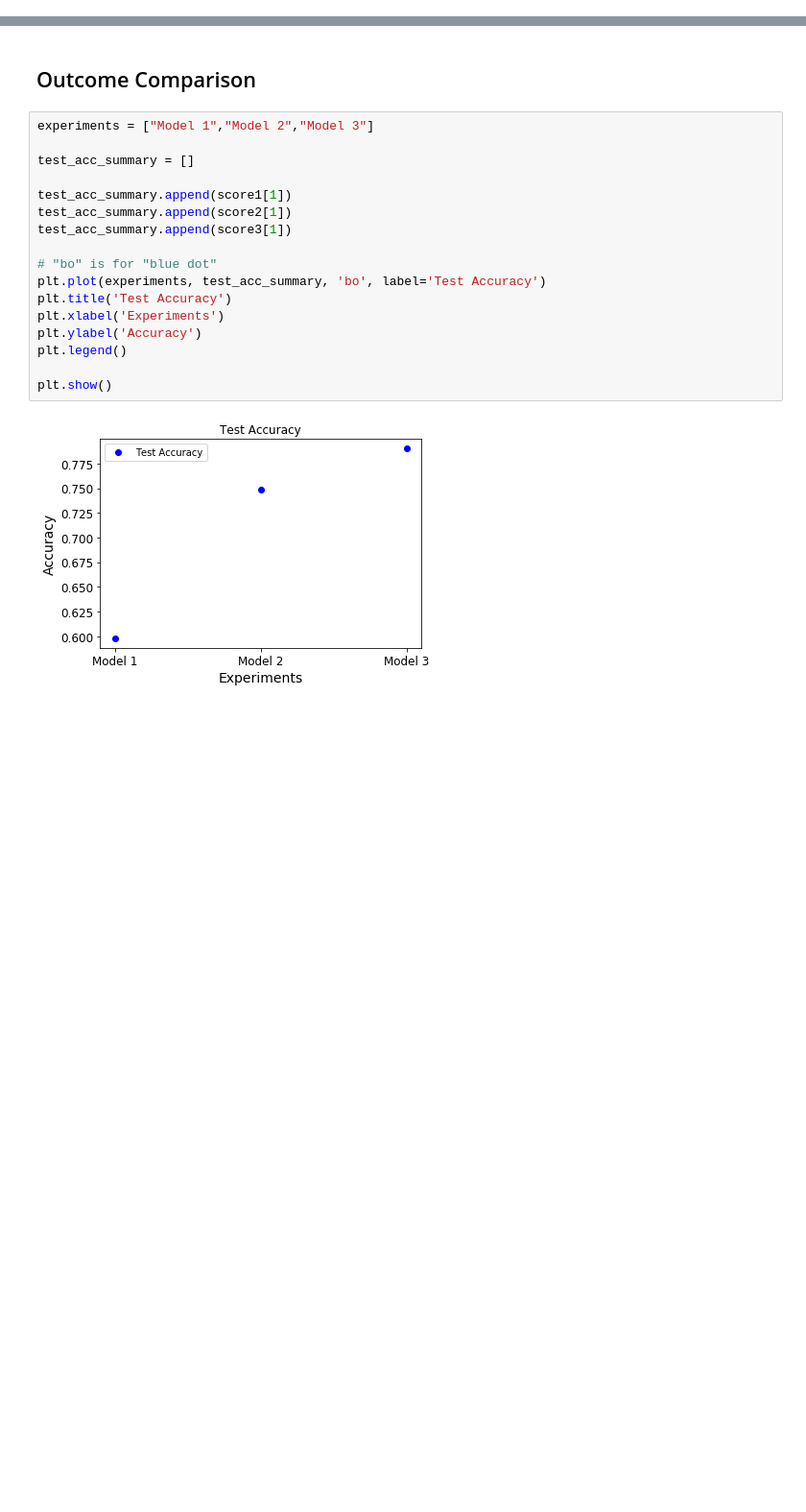
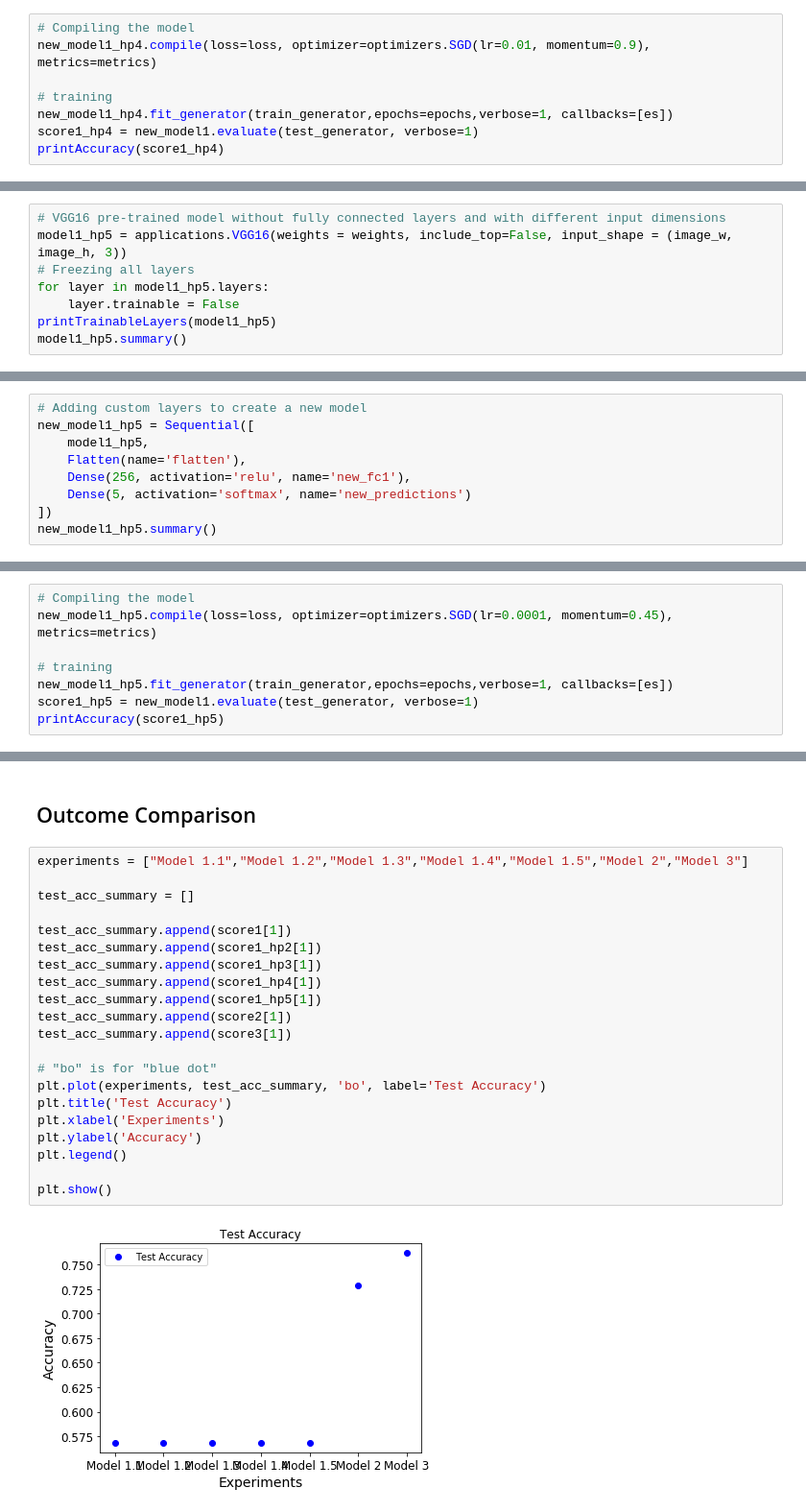
Before and after one commit to ravasconcelos/flowers_cnn_classification, a Jupyter notebook: Assignment2.ipynb, the cells around one changed output, grey strips where cells are left out. Shown: that part at 96% size. Saved outputs shown, nothing was run; the diff lists cells and outputs as text; blank space fills up the shorter version.

Commit message:
Experiment different hyperparameters

```diff
--- a/Assignment2.ipynb
+++ b/Assignment2.ipynb
@@ -223,0 +434,8 @@ Test accuracy: 0.5978142023086548
+# %%
+# Compiling the model
+new_model1_hp4.compile(loss=loss, optimizer=optimizers.SGD(lr=0.01, momentum=0.9), metrics=metrics)
+
+# training
+new_model1_hp4.fit_generator(train_generator,epochs=epochs,verbose=1, callbacks=[es])
+score1_hp4 = new_model1.evaluate(test_generator, verbose=1)
+printAccuracy(score1_hp4)
@@ -223,0 +457,8 @@ Test accuracy: 0.5978142023086548
+# %%
+# VGG16 pre-trained model without fully connected layers and with different input dimensions
+model1_hp5 = applications.VGG16(weights = weights, include_top=False, input_shape = (image_w, image_h, 3))
+# Freezing all layers
+for layer in model1_hp5.layers:
+    layer.trainable = False
+printTrainableLayers(model1_hp5)
+model1_hp5.summary()
@@ -223,0 +483,9 @@ Test accuracy: 0.5978142023086548
+# %%
+# Adding custom layers to create a new model
+new_model1_hp5 = Sequential([
+    model1_hp5,
+    Flatten(name='flatten'),
+    Dense(256, activation='relu', name='new_fc1'),
+    Dense(5, activation='softmax', name='new_predictions')
+])
+new_model1_hp5.summary()
@@ -223,0 +509,8 @@ Test accuracy: 0.5978142023086548
+# %%
+# Compiling the model
+new_model1_hp5.compile(loss=loss, optimizer=optimizers.SGD(lr=0.0001, momentum=0.45), metrics=metrics)
+
+# training
+new_model1_hp5.fit_generator(train_generator,epochs=epochs,verbose=1, callbacks=[es])
+score1_hp5 = new_model1.evaluate(test_generator, verbose=1)
+printAccuracy(score1_hp5)
@@ -364,22 +666,26 @@ Test accuracy: 0.7901639342308044
 # %% [markdown]
 ## Outcome Comparison
 # %%
-experiments = ["Model 1","Model 2","Model 3"]
+experiments = ["Model 1.1","Model 1.2","Model 1.3","Model 1.4","Model 1.5","Model 2","Model 3"]
 
 test_acc_summary = []
 
 test_acc_summary.append(score1[1])
+test_acc_summary.append(score1_hp2[1])
+test_acc_summary.append(score1_hp3[1])
+test_acc_summary.append(score1_hp4[1])
+test_acc_summary.append(score1_hp5[1])
 test_acc_summary.append(score2[1])
 test_acc_summary.append(score3[1])
 
 # "bo" is for "blue dot"
 plt.plot(experiments, test_acc_summary, 'bo', label='Test Accuracy')
 plt.title('Test Accuracy')
 plt.xlabel('Experiments')
 plt.ylabel('Accuracy')
 plt.legend()
 
 plt.show()
 # %% [output]
-[figure, old version]
+[figure, new version]
 # %% [markdown]
```
Also changed, not shown: parts of 28 cells of this notebook, 1 other file.
